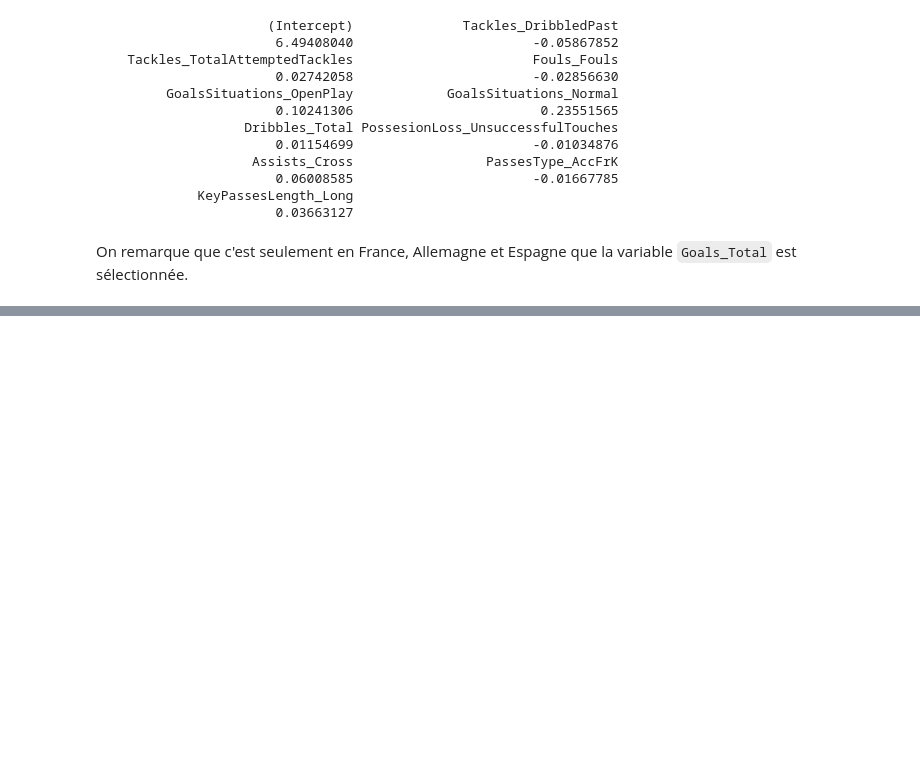
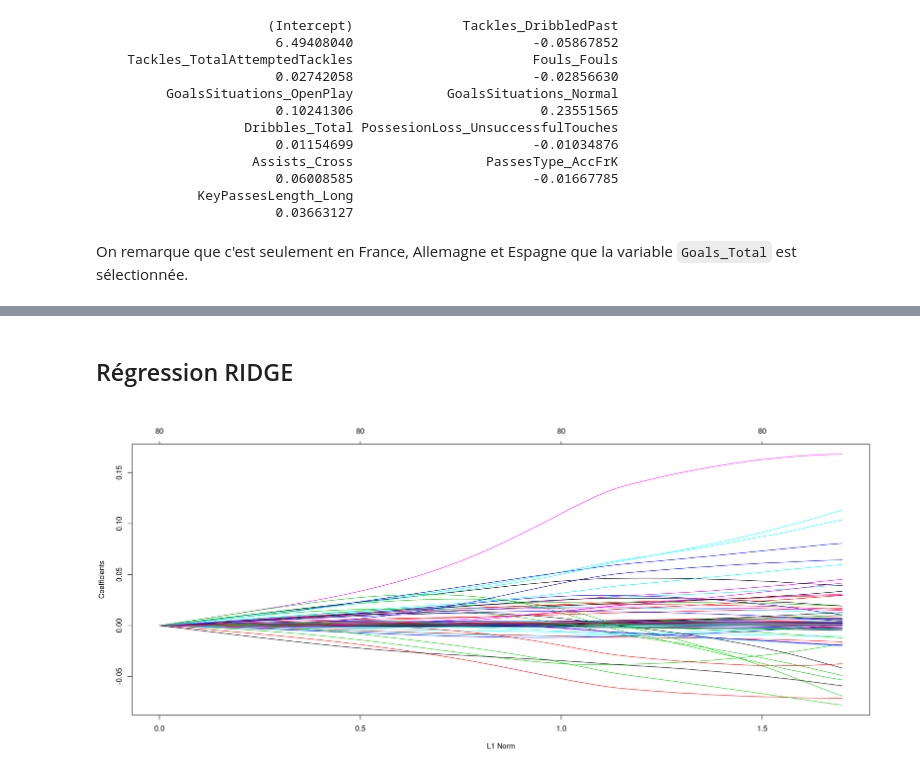
Before and after one commit to CamilleBichet/Projet_Foot_5A, a Jupyter notebook: Selection_de_variables.ipynb, the cells around one changed output, grey strips where cells are left out. Drawn from its saved outputs; the diff is of its cells as text; code cells hidden in the pictures; blank space fills up the shorter version.

```diff
--- a/Selection_de_variables.ipynb
+++ b/Selection_de_variables.ipynb
@@ -213,0 +287,8 @@ On remarque que c'est seulement en France, Allemagne et Espagne que la variable
+# %% [markdown]
+## Régression RIDGE
+# %%
+m_ridge = glmnet(as.matrix(data), data_tot$Rating, alpha = 0, nlambda = 100)
+# %%
+plot(m_ridge)
+# %% [output]
+[figure, added]
```
Also changed, not shown: parts of 19 cells of this notebook.
